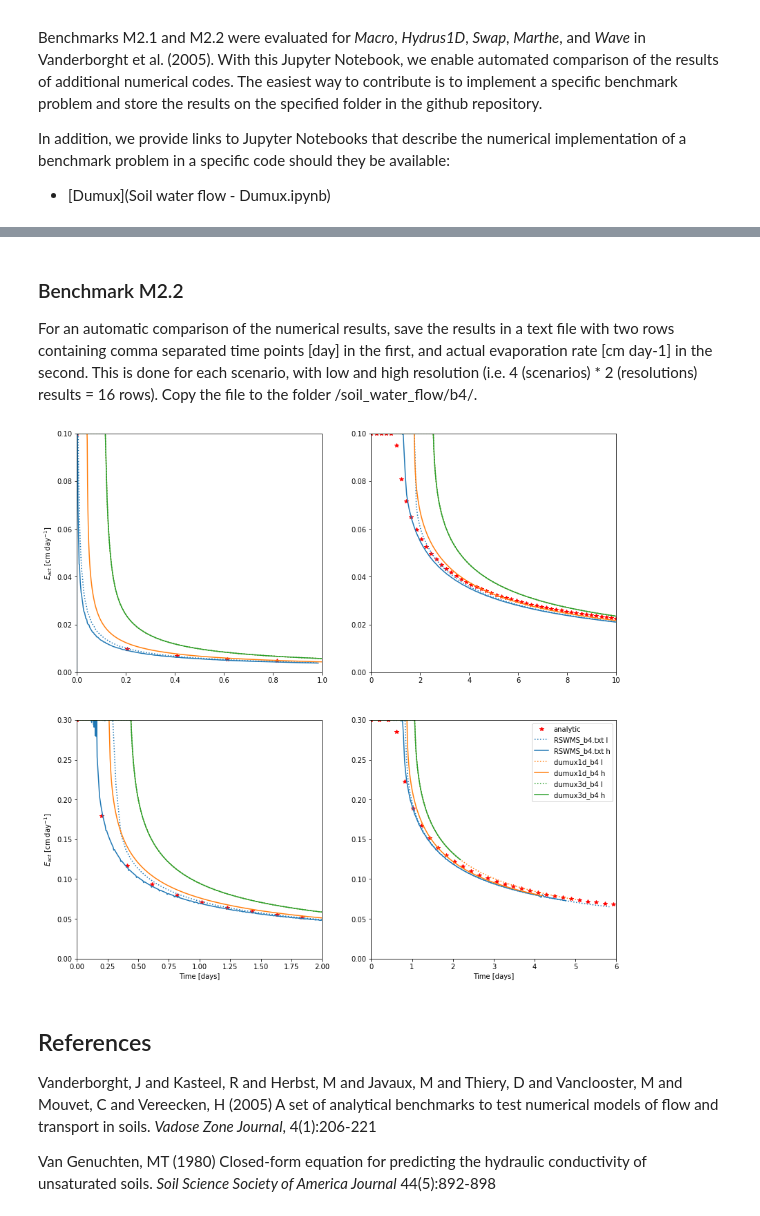
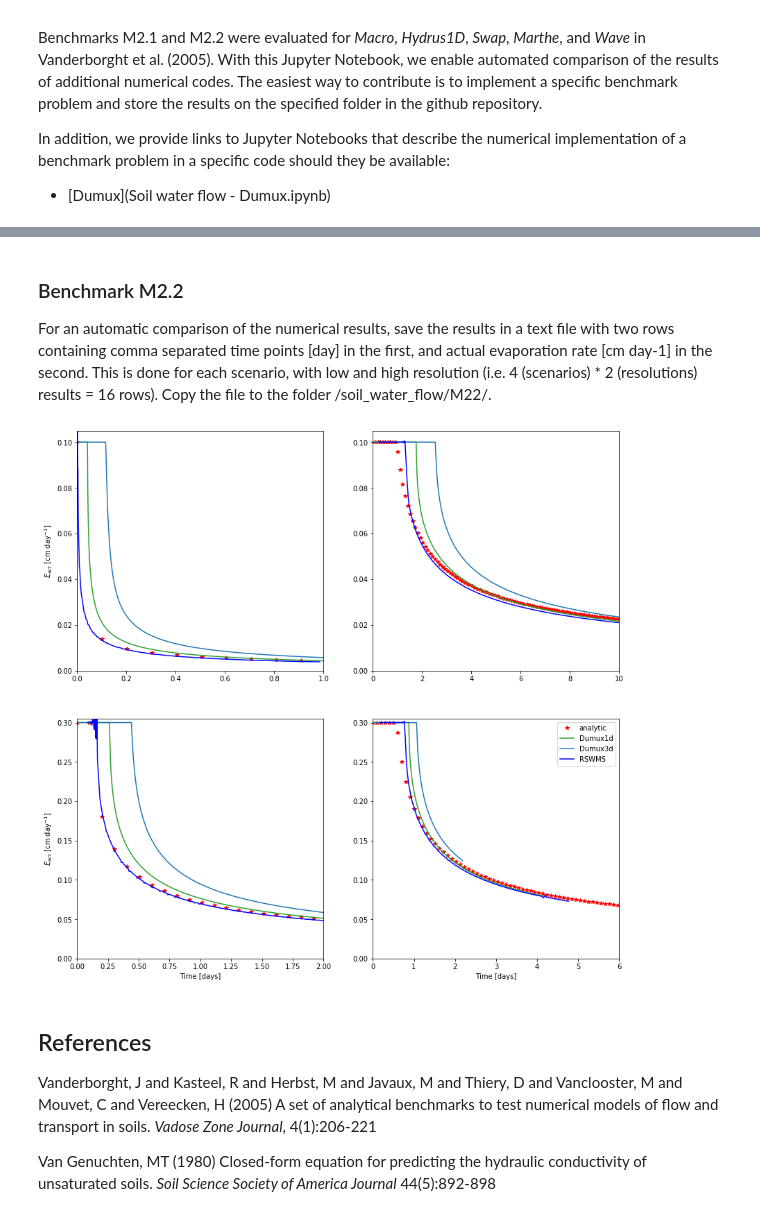
Before and after one commit to RSA-benchmarks/collaborative-comparison, a Jupyter notebook: Water flow in soil.ipynb, the cells around one changed output, grey strips where cells are left out. Saved outputs shown, nothing was run; the diff lists cells and outputs as text; code cells hidden in the pictures.

Commit message:
changed folder names

```diff
--- a/Water flow in soil.ipynb
+++ b/Water flow in soil.ipynb
@@ -250,13 +250,14 @@ for j in range(0,3): # axis
 
 r, rsme, rsquare, nn, l = [], [], [], [], []
 cc = 0
-col = ['r','g','b','r','g','b']
-for dirname, dirnames, filenames in os.walk('soil_water_flow/b3/.'):
+#col = ['r','g','b','r','g','b']
+col=["C2","C0","b"]
+for dirname, dirnames, filenames in os.walk('soil_water_flow/M21/.'):
     filenames.sort()
     for i,f in enumerate(filenames):
         try:
             data = []
-            with open('soil_water_flow/b3/'+f) as fp:
+            with open('soil_water_flow/M21/'+f) as fp:
                 for line in fp:
                     s = ast.literal_eval("["+line+"]")
                     data.append(s)
@@ -318,64 +319,65 @@ dumux3d_b3       20700   0.74314191      0.86205679
 # %% [markdown]
 ### Benchmark M2.2
 
-For an automatic comparison of the numerical results, save the results in a text file with two rows containing comma separated time points [day] in the first, and actual evaporation rate [cm day-1] in the second. This is done for each scenario, with low and high resolution (i.e. 4 (scenarios) * 2 (resolutions) results = 16 rows). Copy the file to the folder /soil_water_flow/b4/.
+For an automatic comparison of the numerical results, save the results in a text file with two rows containing comma separated time points [day] in the first, and actual evaporation rate [cm day-1] in the second. This is done for each scenario, with low and high resolution (i.e. 4 (scenarios) * 2 (resolutions) results = 16 rows). Copy the file to the folder /soil_water_flow/M22/.
 # %%
 fig, ax = plt.subplots(2, 2, figsize=(14, 14))
 l=['analytic']
 for j in range(0,4):
     t = sorted(data[2*j])
     #t_ = np.linspace(np.min(t),np.max(t),50)
-    t_ = np.linspace(0,10,50)
+    t_ = np.linspace(0,10,100)
     interp = interp1d(t4, y4[:,j],  kind='linear', fill_value='extrapolate' )
     ax[int(j/2),j%2].plot(t_,interp(t_),'r*')
 
-col=["C0","C1","C2"]
-for dirname, dirnames, filenames in os.walk('soil_water_flow/b4/.'):
+col=["C2","C0","b"]
+for dirname, dirnames, filenames in os.walk('soil_water_flow/M22/.'):
     filenames.sort()
     for i,f in enumerate(filenames):
         try:
-            l.append(f+" l"); l.append(f+" h")
+            #l.append(f+" l"); l.append(f+" h")
+            l.append(f)
             data = []
-            with open('soil_water_flow/b4/'+f) as fp:
+            with open('soil_water_flow/M22/'+f) as fp:
                 for line in fp:
                     s = ast.literal_eval("["+line+"]")
                     data.append(s)
 
             for j in range(0,8): # 0-3 low res, 4-7 high res
                 t = data[2*j]
                 eva = data[2*j+1]
                 j_ = j % 4 # scenario index (i.e. 0-3)
                 interp = interp1d(t4, y4[:,j_],  kind='linear', fill_value='extrapolate' )
                 eva_a = interp(sorted(t))
                 if j>3: # R² values for higher discretizations
 
                     n = len(eva) # calculate R^2
                     r = 1 - ( np.sum(np.square(eva_a-eva)) / (np.sum(np.square(eva_a))-np.square(np.sum(eva_a))/n) )
                     # print("R² =", r ,"( N =", n, ")\n")
                     ax[int(j_/2),j_%2].plot(t,eva,color=col[i]) # numeric solution
-                else:
-                    ax[int(j_/2),j_%2].plot(t,eva,':',color=col[i]) # numeric solution
+                #else:
+                    #ax[int(j_/2),j_%2].plot(t,eva,':',color=col[i]) # numeric solution
 
                 if j_>1:
                     ax[int(j_/2),j_%2].set_xlabel("Time [days]")
                 if j == 0 or j == 2:
                     ax[int(j_/2),j_%2].set_ylabel('$E_{act}$ [cm day$^{-1}$]')
         except Exception as ex:
             print("Something went wrong with file "+f)
             print(ex)
 
-ax[0,0].set_ylim(0,0.1)
-ax[0,1].set_ylim(0,0.1)
-ax[1,0].set_ylim(0,0.3)
-ax[1,1].set_ylim(0,0.3)
+ax[0,0].set_ylim(0,0.105)
+ax[0,1].set_ylim(0,0.105)
+ax[1,0].set_ylim(0,0.305)
+ax[1,1].set_ylim(0,0.305)
 ax[0,0].set_xlim(0,1)
 ax[0,1].set_xlim(0,10)
 ax[1,0].set_xlim(0,2)
 ax[1,1].set_xlim(0,6)
 plt.legend(l)
 plt.show()
 # %% [output]
-[figure, old version]
+[figure, new version]
 # %% [markdown]
 ## References
 
```
Also changed, not shown: parts of 2 cells of this notebook, 1 other file.
